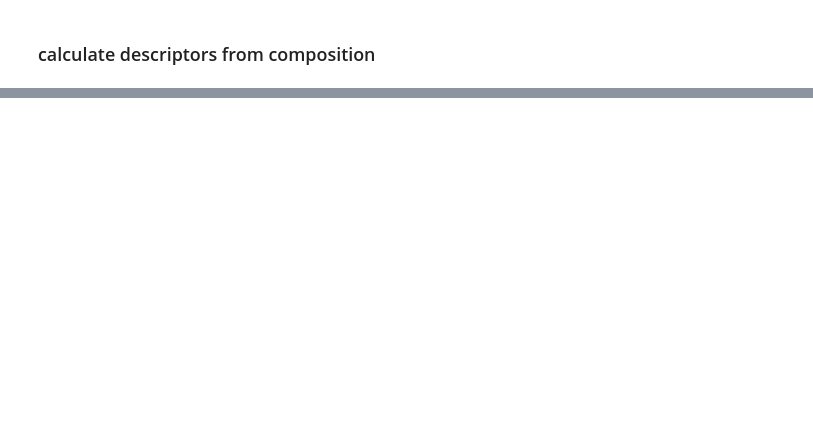
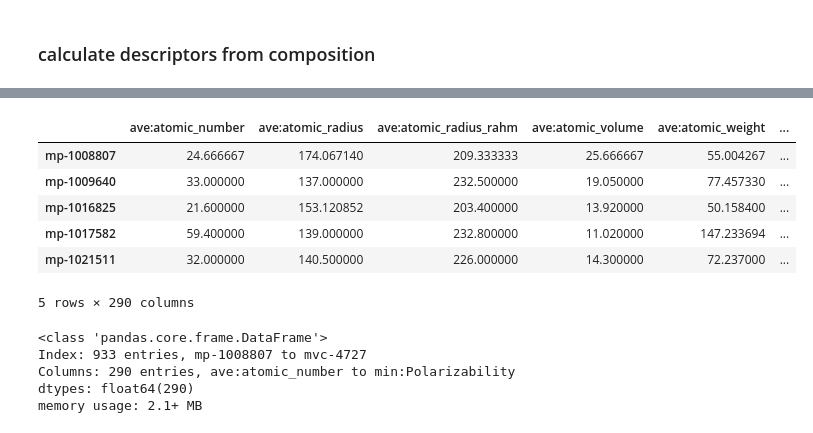
Before and after one commit to yoshida-lab/XenonPy, a Jupyter notebook: samples/calculate_descriptors.ipynb, the cells around one changed output, grey strips where cells are left out. Cells and saved outputs as stored; diff of their text form; code cells hidden in the pictures; blank space fills up the shorter version.

```diff
--- a/samples/calculate_descriptors.ipynb
+++ b/samples/calculate_descriptors.ipynb
@@ -180,0 +43,5 @@ dh_map.draw(dens)
+# %%
+from xenonpy.descriptor import Compositions
+
+cal = Compositions()
+cal
@@ -180,0 +64,17 @@ dh_map.draw(dens)
+# %%
+descriptor = cal.transform(samples['composition'])
+descriptor.head(5)
+descriptor.info()
+# %% [output]
+|  | ave:atomic_number | ave:atomic_radius | ave:atomic_radius_rahm | ave:atomic_volume | ave:atomic_weight | ... |
+| mp-1008807 | 24.666667 | 174.067140 | 209.333333 | 25.666667 | 55.004267 | ... |
+| mp-1009640 | 33.000000 | 137.000000 | 232.500000 | 19.050000 | 77.457330 | ... |
+| mp-1016825 | 21.600000 | 153.120852 | 203.400000 | 13.920000 | 50.158400 | ... |
+| mp-1017582 | 59.400000 | 139.000000 | 232.800000 | 11.020000 | 147.233694 | ... |
+| mp-1021511 | 32.000000 | 140.500000 | 226.000000 | 14.300000 | 72.237000 | ... |
+5 rows × 290 columns
+<class 'pandas.core.frame.DataFrame'>
+Index: 933 entries, mp-1008807 to mvc-4727
+Columns: 290 entries, ave:atomic_number to min:Polarizability
+dtypes: float64(290)
+memory usage: 2.1+ MB
```
Also changed, not shown: parts of 27 cells of this notebook, 56 other files.
